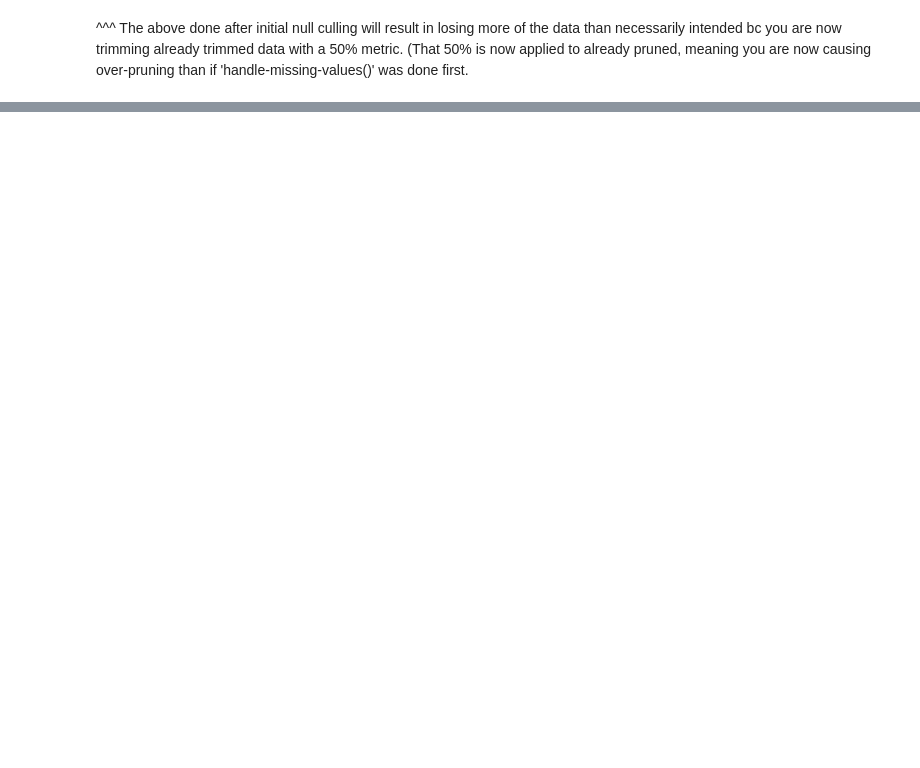
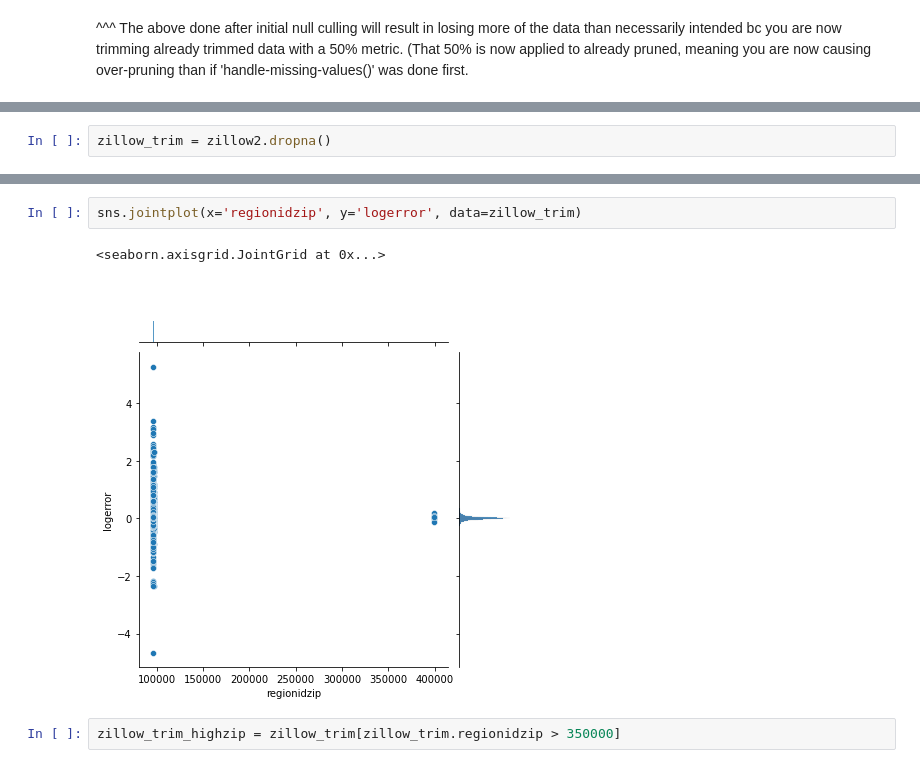
Before and after one commit to watermanbrandyn/clustering-exercises, a Jupyter notebook: zillow.ipynb, the cells around one changed output, grey strips where cells are left out. Drawn from its saved outputs; the diff is of its cells as text; blank space fills up the shorter version.

```diff
--- a/zillow.ipynb
+++ b/zillow.ipynb
@@ -377,0 +453,2 @@ zillow2.shape
+# %%
+zillow_trim = zillow2.dropna()
@@ -377,0 +503,7 @@ zillow2.shape
+# %%
+sns.jointplot(x='regionidzip', y='logerror', data=zillow_trim)
+# %% [output]
+<seaborn.axisgrid.JointGrid at 0x...>
+[figure, added]
+# %%
+zillow_trim_highzip = zillow_trim[zillow_trim.regionidzip > 350000]
```
Also changed, not shown: parts of 42 cells of this notebook.
